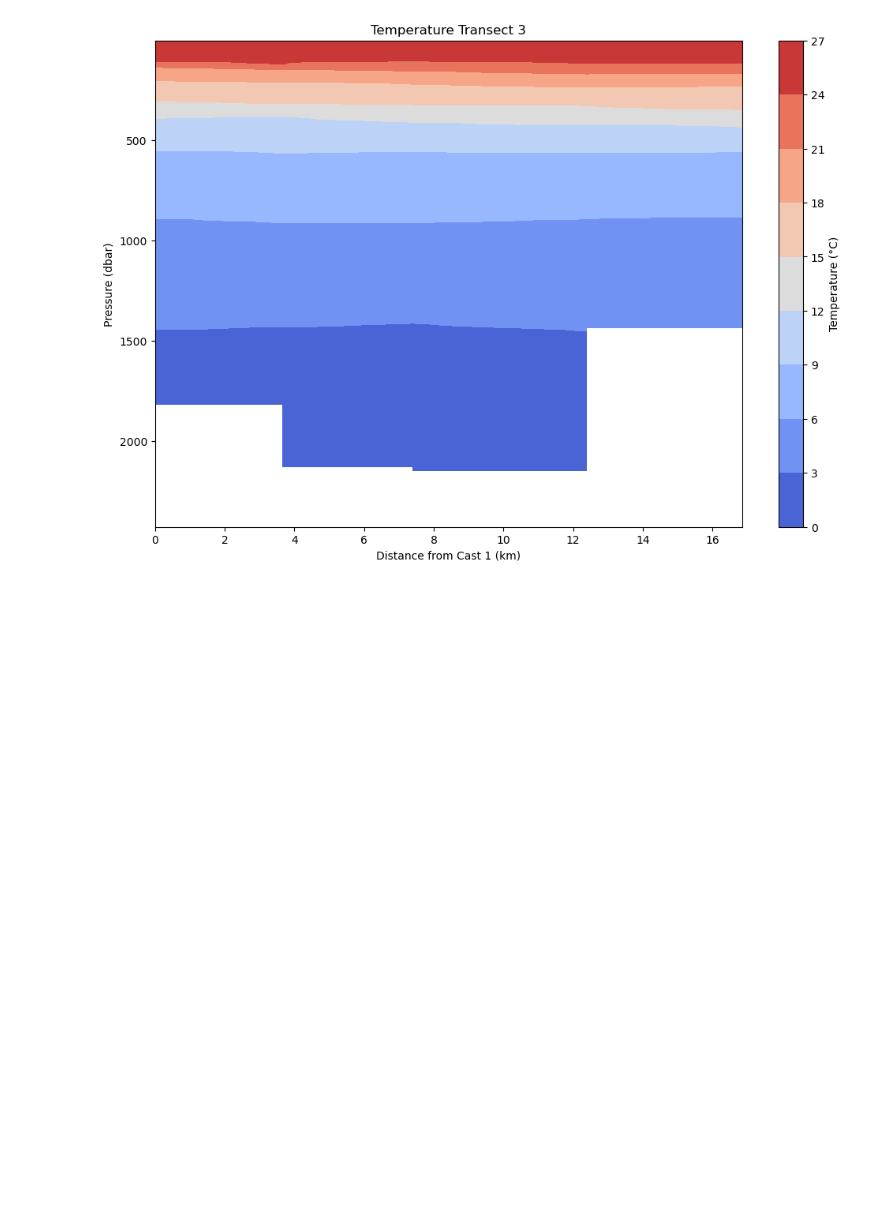
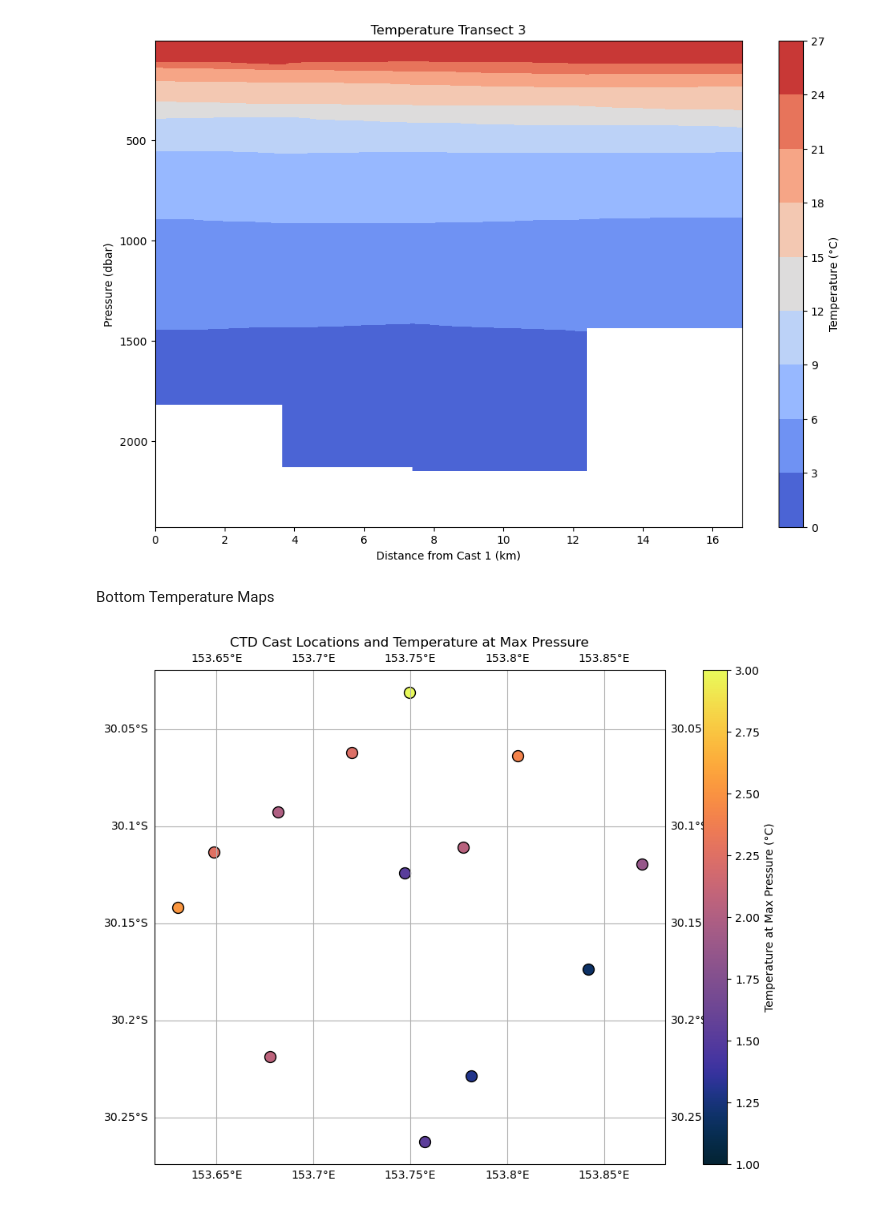
Before and after one commit to Isabela-conde/IN2024_V04-Data-Analysis, a Jupyter notebook: CTD/CTD_Temperature_Transects.ipynb, the cells around one changed output. Drawn from its saved outputs; the diff is of its cells as text; code cells hidden in the pictures; blank space fills up the shorter version.

Commit message:
Add files via upload
Updated file with density transects and maps with ctd cast coloured by temp at a defined level above the seafloor

```diff
--- a/CTD/CTD_Temperature_Transects.ipynb
+++ b/CTD/CTD_Temperature_Transects.ipynb
@@ -244,3 +245,64 @@ for i, ds in enumerate(transects_datasets):
 [figure]
 [figure]
 [figure]
+# %% [markdown]
+Bottom Temperature Maps
+# %%
+import cmocean
+
+# Define the indices for each transect
+transect1_indices = [1, 2, 3,4]
+transect2_indices = [5, 14, 13, 12]
+transect3_indices = [7,6, 8, 9, 10]
+
+transects_indices = [transect1_indices, transect2_indices, transect3_indices]
+
+# Process each transect
+transects_casts = [process_casts(nc_files, indices) for indices in transects_indices]
+transects_distances = [calculate_distances(casts) for casts in transects_casts]
+
+# Create the combined datasets for each transect
+transects_datasets = [create_dataset(casts, distances) for casts, distances in zip(transects_casts, transects_distances)]
+
+
+def plot_ctd_locations_with_temperature(transect_casts):
+    # Create the plot
+    fig = plt.figure(figsize=(12, 8))
+    ax = plt.axes(projection=ccrs.PlateCarree())
+
+
+    # Add gridlines
+    ax.gridlines(draw_labels=True)
+
+    # Define colormap and normalize based on temperature range
+    cmap = cmocean.cm.thermal
+    norm = plt.Normalize(1, 3)  # Assuming temperature range 2-10 °C
+
+    # Plot the CTD locations for each transect
+    for i, casts in enumerate(transect_casts):
+        for j, cast in enumerate(casts):
+            lat = cast['latitude']
+            lon = cast['longitude']
+            cast_number = transects_indices[i][j]
+            max_pressure_index = np.argmax(cast['pressure'])
+            temperature_at_max_pressure = cast['temperature'][max_pressure_index]
+
+            # Plot the point with color based on temperature
+            sc = ax.scatter(lon, lat, color=cmap(norm(temperature_at_max_pressure)), edgecolor='black', s=100)
+
+    # Add a color bar
+    sm = plt.cm.ScalarMappable(cmap=cmap, norm=norm)
+    sm.set_array([])  # Only needed for matplotlib < 3.1
+    cbar = plt.colorbar(sm, ax=ax)
+    cbar.set_label('Temperature at Max Pressure (°C)')
+
+    # Set the title
+    ax.set_title('CTD Cast Locations and Temperature at Max Pressure')
+
+    # Show the plot
+    plt.show()
+
+# Plot the CTD locations with temperature at max pressure
+plot_ctd_locations_with_temperature(transects_casts)
+# %% [output]
+[figure, added]
```
Also changed, not shown: parts of 14 cells of this notebook.
